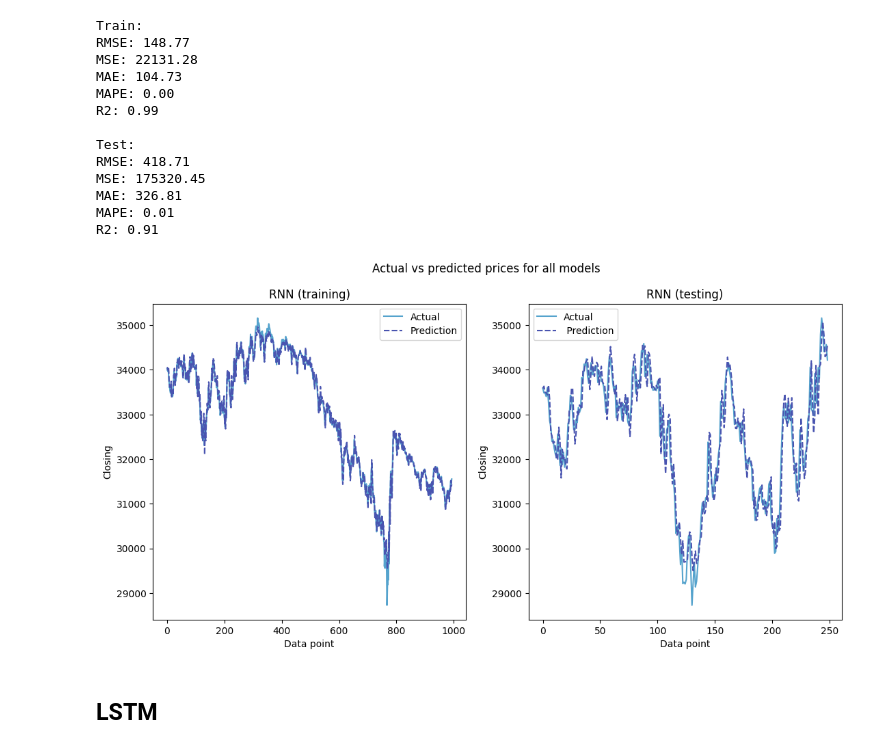
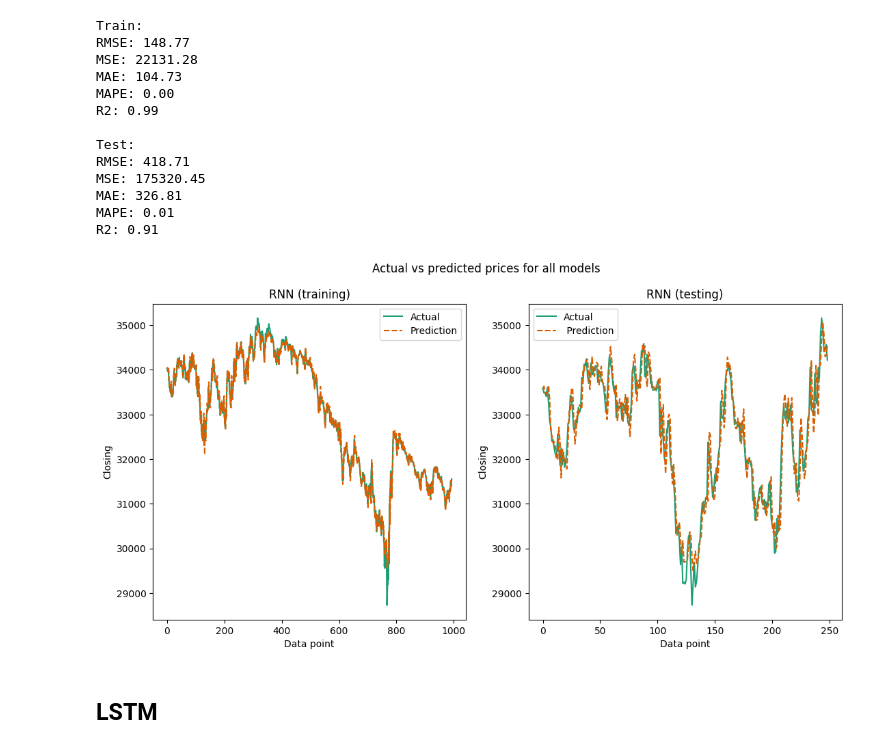
Before and after one commit to ThienNguyen3001/Stock-Price-Prediction-RNN-LSTM-GRU, a Jupyter notebook: stock_price_predict.ipynb, the cells around one changed output. Cells and saved outputs as stored; diff of their text form; code cells hidden in the pictures.

Commit message:
fix plot

```diff
--- a/stock_price_predict.ipynb
+++ b/stock_price_predict.ipynb
@@ -380,22 +380,22 @@ rnn_test_plot = pd.DataFrame(rnn_test_data)
 rnn_test_plot.columns = ['Actual', ' Prediction']
 # %%
 #Predictions vs actual price for the RNN model
-sns.set_palette('icefire')
+sns.set_palette('Dark2')
 
 fig, axes = plt.subplots(1, 2, sharex = False, figsize = (13,6))
 fig.suptitle('Actual vs predicted prices for all models')
 
 rnn_training_plot = sns.lineplot(ax = axes[0], data = rnn_train_plot)
 rnn_training_plot.set_title('RNN (training)')
 rnn_training_plot.set_xlabel('Data point')
 rnn_training_plot.set_ylabel('Closing')
 
 rnn_testing_plot = sns.lineplot(ax = axes[1], data = rnn_test_plot)
 rnn_testing_plot.set_title('RNN (testing)')
 rnn_testing_plot.set_xlabel('Data point')
 rnn_testing_plot.set_ylabel('Closing');
 # %% [output]
-[figure, old version]
+[figure, new version]
 # %% [markdown]
 ## LSTM
 # %%
```
Also changed, not shown: parts of 1 cell of this notebook.
